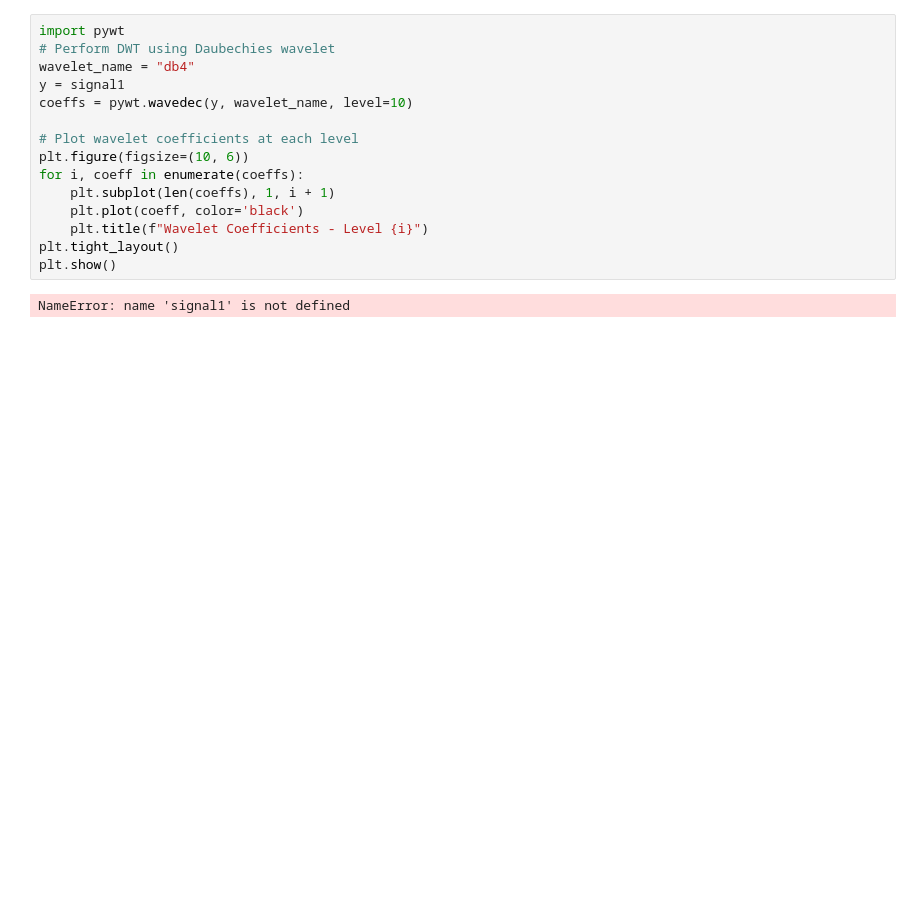
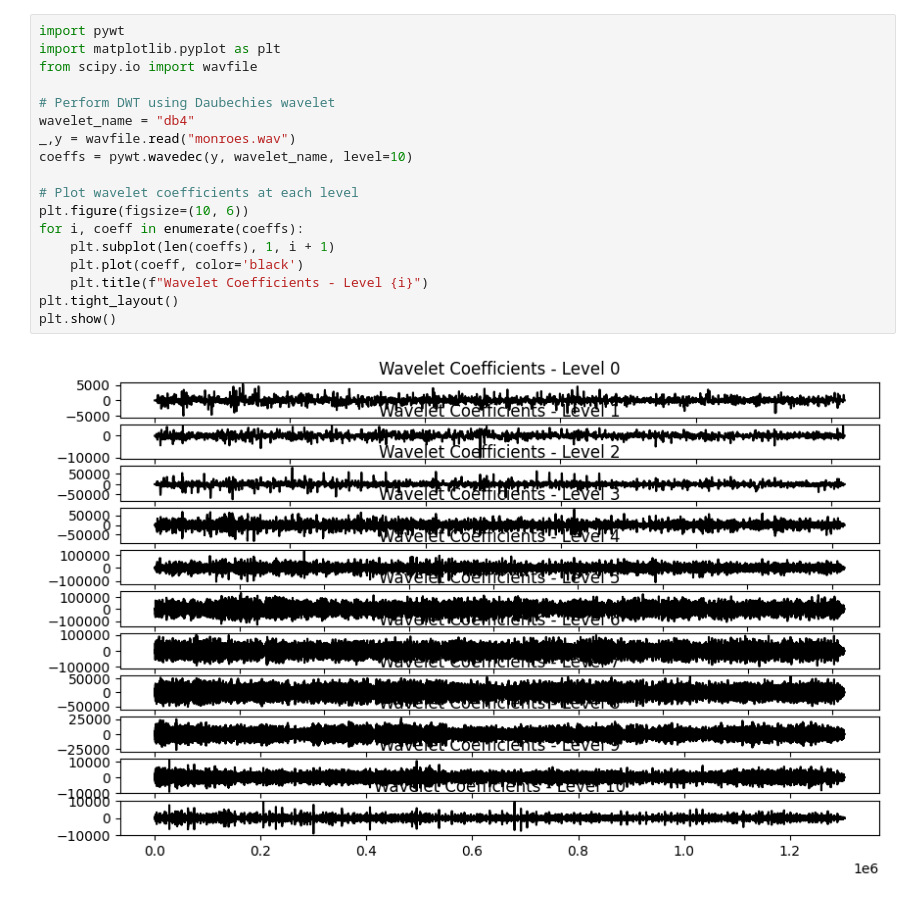
Before and after one commit to noshore5/Wavelet-Tech, a Jupyter notebook: dwt/dwt.ipynb, the cells around one changed output. Saved outputs shown, nothing was run; the diff lists cells and outputs as text; blank space fills up the shorter version.

```diff
--- a/dwt/dwt.ipynb
+++ b/dwt/dwt.ipynb
@@ -1,20 +1,23 @@
 # %%
 import pywt
+import matplotlib.pyplot as plt
+from scipy.io import wavfile
+
 # Perform DWT using Daubechies wavelet
 wavelet_name = "db4"
-y = signal1
+_,y = wavfile.read("monroes.wav")
 coeffs = pywt.wavedec(y, wavelet_name, level=10)
 
 # Plot wavelet coefficients at each level
 plt.figure(figsize=(10, 6))
 for i, coeff in enumerate(coeffs):
     plt.subplot(len(coeffs), 1, i + 1)
     plt.plot(coeff, color='black')
     plt.title(f"Wavelet Coefficients - Level {i}")
 plt.tight_layout()
 plt.show()
 # %% [output]
-NameError: name 'signal1' is not defined
+[figure, added]
 # %%
 import numpy as np
 import pywt
```
Also changed, not shown: parts of 1 cell of this notebook, 1 other file.
